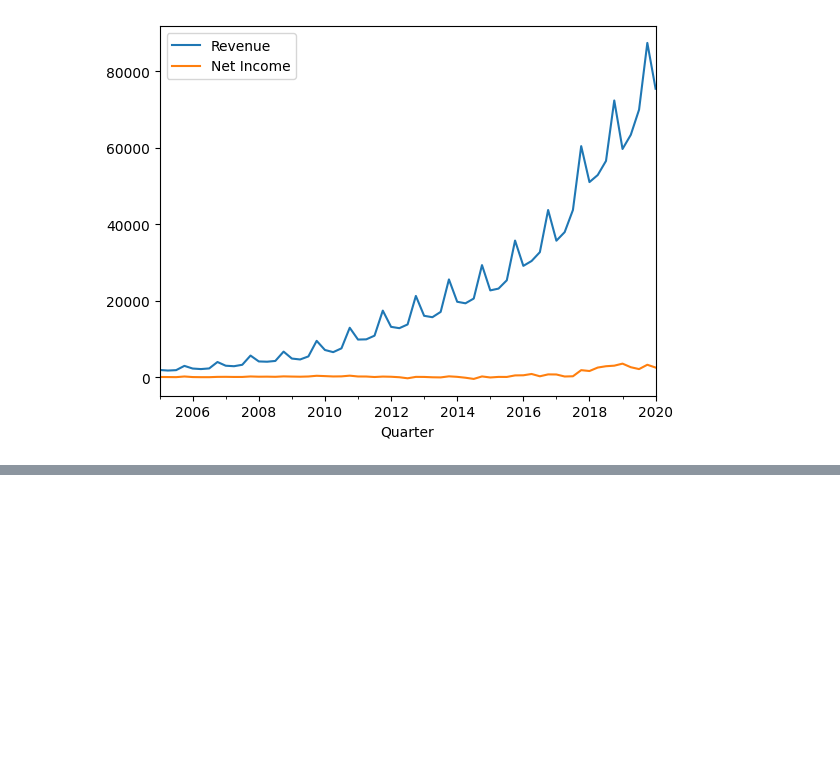
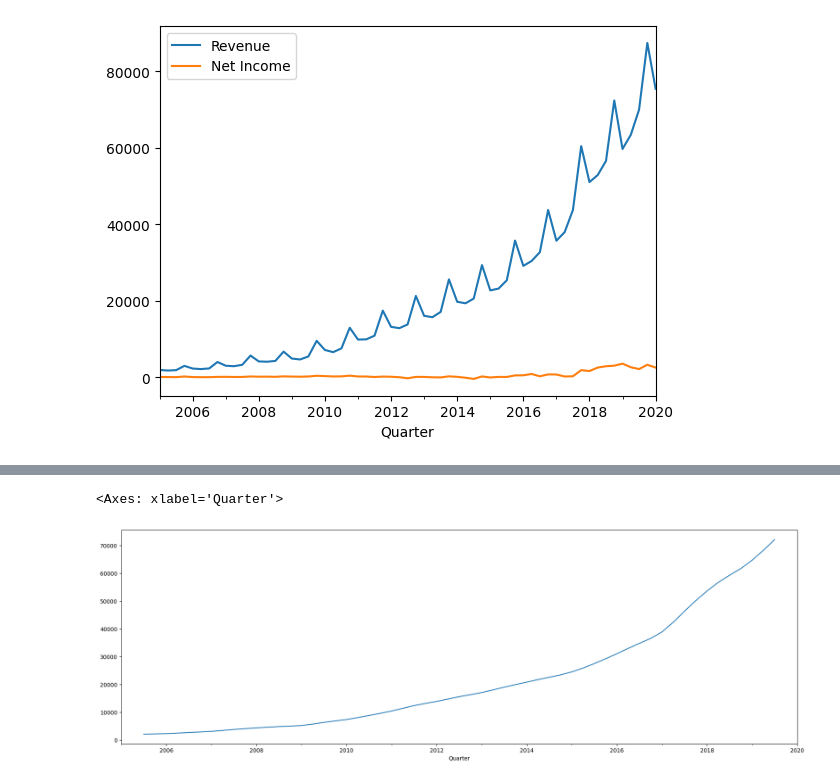
Before and after one commit to Aifedayo/Time-Series-Forecasting, a Jupyter notebook: src/notebook/timeseries_decompose.ipynb, the cells around one changed output, grey strips where cells are left out. Saved outputs shown, nothing was run; the diff lists cells and outputs as text; code cells hidden in the pictures; blank space fills up the shorter version.

```diff
--- a/src/notebook/timeseries_decompose.ipynb
+++ b/src/notebook/timeseries_decompose.ipynb
@@ -55,0 +79,6 @@ ValueError: Mime type rendering requires nbformat>=4.2.0 but it is not installed
+# %%
+plt.figure(figsize=(22,7))
+res.trend.plot()
+# %% [output]
+<Axes: xlabel='Quarter'>
+[figure, added]
```
Also changed, not shown: parts of 10 cells of this notebook, 1 other file.
